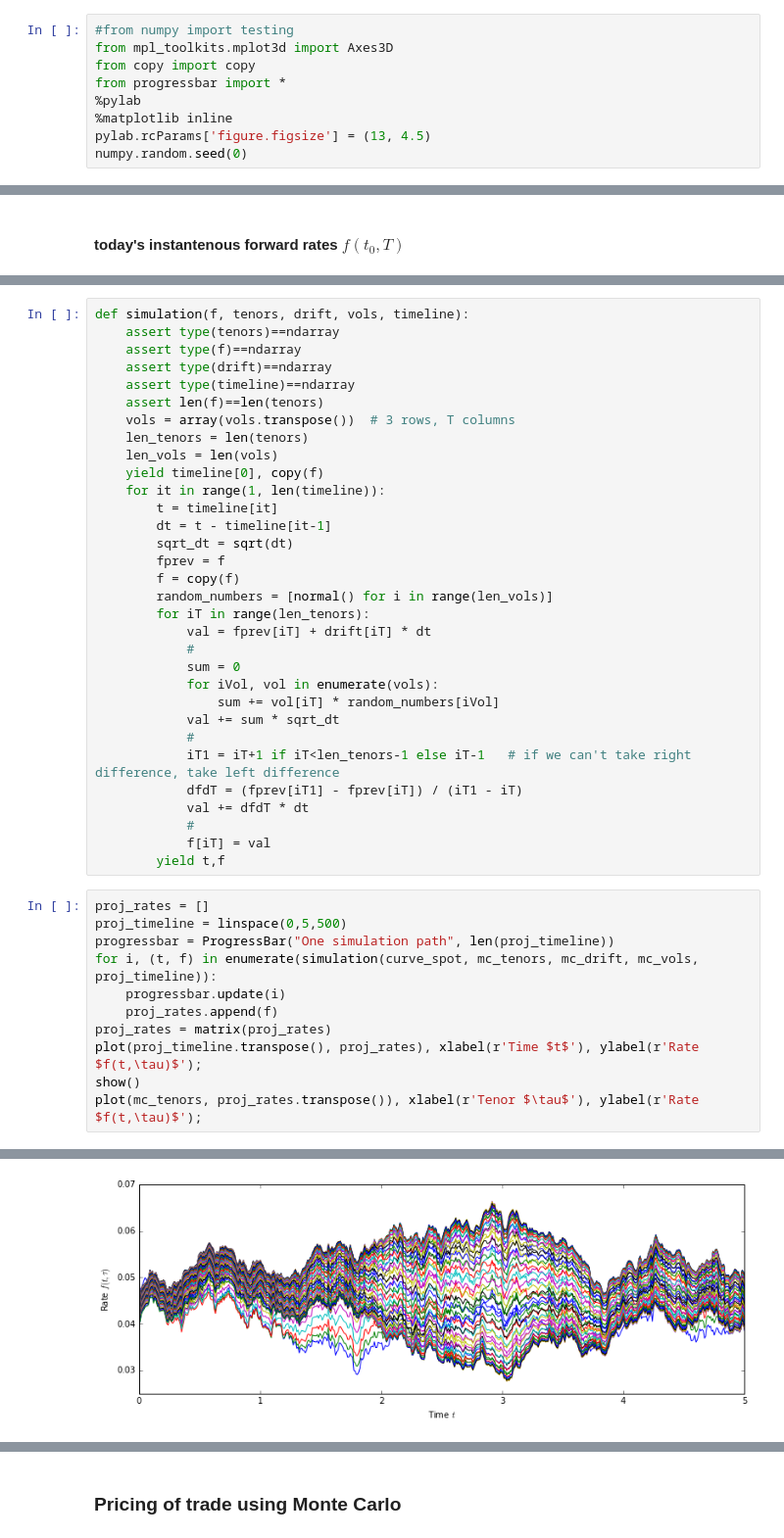
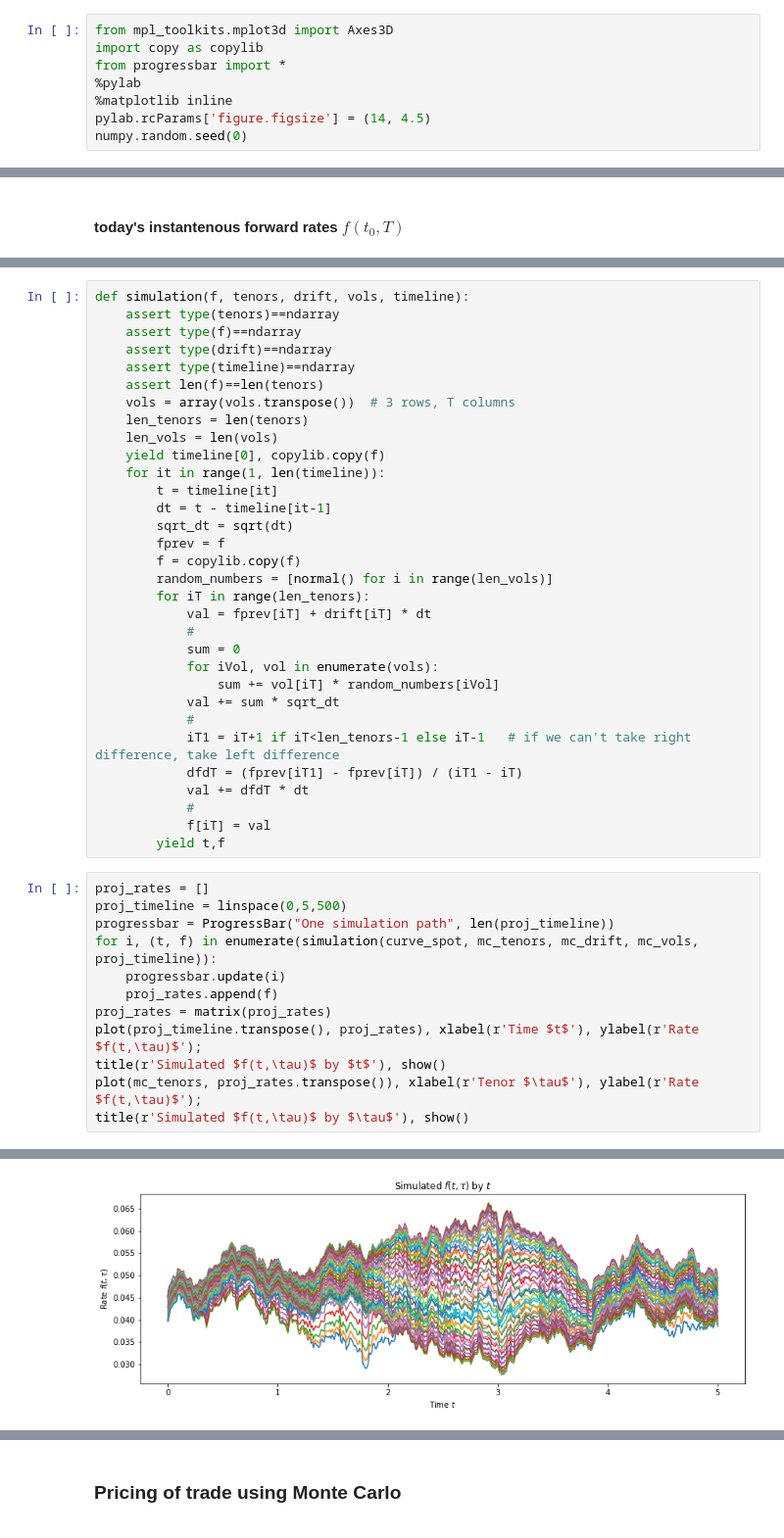
Before and after one commit to omartinsky/QuantAndFinancial, a Jupyter notebook: heath_jarrow_morton/hjm.ipynb, the cells around one changed output, grey strips where cells are left out. Shown at 98% size. Drawn from its saved outputs; the diff is of its cells as text.

```diff
--- a/heath_jarrow_morton/hjm.ipynb
+++ b/heath_jarrow_morton/hjm.ipynb
@@ -6,12 +6,11 @@ Copyright &copy; 2015 Ondrej Martinsky, All rights reserved
 # %% [markdown]
 ### Initialize libraries and define functions
 # %%
-#from numpy import testing
 from mpl_toolkits.mplot3d import Axes3D
-from copy import copy
+import copy as copylib
 from progressbar import *
 %pylab
 %matplotlib inline
-pylab.rcParams['figure.figsize'] = (13, 4.5)
+pylab.rcParams['figure.figsize'] = (14, 4.5)
 numpy.random.seed(0)
 # %% [output]
@@ -266,13 +254,13 @@ def simulation(f, tenors, drift, vols, timeline):
     vols = array(vols.transpose())  # 3 rows, T columns
     len_tenors = len(tenors)
     len_vols = len(vols)
-    yield timeline[0], copy(f)
+    yield timeline[0], copylib.copy(f)
     for it in range(1, len(timeline)):
         t = timeline[it]
         dt = t - timeline[it-1]
         sqrt_dt = sqrt(dt)
         fprev = f
-        f = copy(f)
+        f = copylib.copy(f)
         random_numbers = [normal() for i in range(len_vols)]
         for iT in range(len_tenors):
             val = fprev[iT] + drift[iT] * dt
@@ -291,15 +279,16 @@ def simulation(f, tenors, drift, vols, timeline):
 # %%
 proj_rates = []
 proj_timeline = linspace(0,5,500)
 progressbar = ProgressBar("One simulation path", len(proj_timeline))
 for i, (t, f) in enumerate(simulation(curve_spot, mc_tenors, mc_drift, mc_vols, proj_timeline)):
     progressbar.update(i)
     proj_rates.append(f)
 proj_rates = matrix(proj_rates)
 plot(proj_timeline.transpose(), proj_rates), xlabel(r'Time $t$'), ylabel(r'Rate $f(t,\tau)$');
-show()
+title(r'Simulated $f(t,\tau)$ by $t$'), show()
 plot(mc_tenors, proj_rates.transpose()), xlabel(r'Tenor $\tau$'), ylabel(r'Rate $f(t,\tau)$');
+title(r'Simulated $f(t,\tau)$ by $\tau$'), show()
 # %% [output]
 One simulation path
 0%....10%....20%....30%....40%....50%....60%....70%....80%....90%....100%
-[figure, old version]
+[figure, new version]
```
Also changed, not shown: parts of 34 cells of this notebook, 1 other file.
